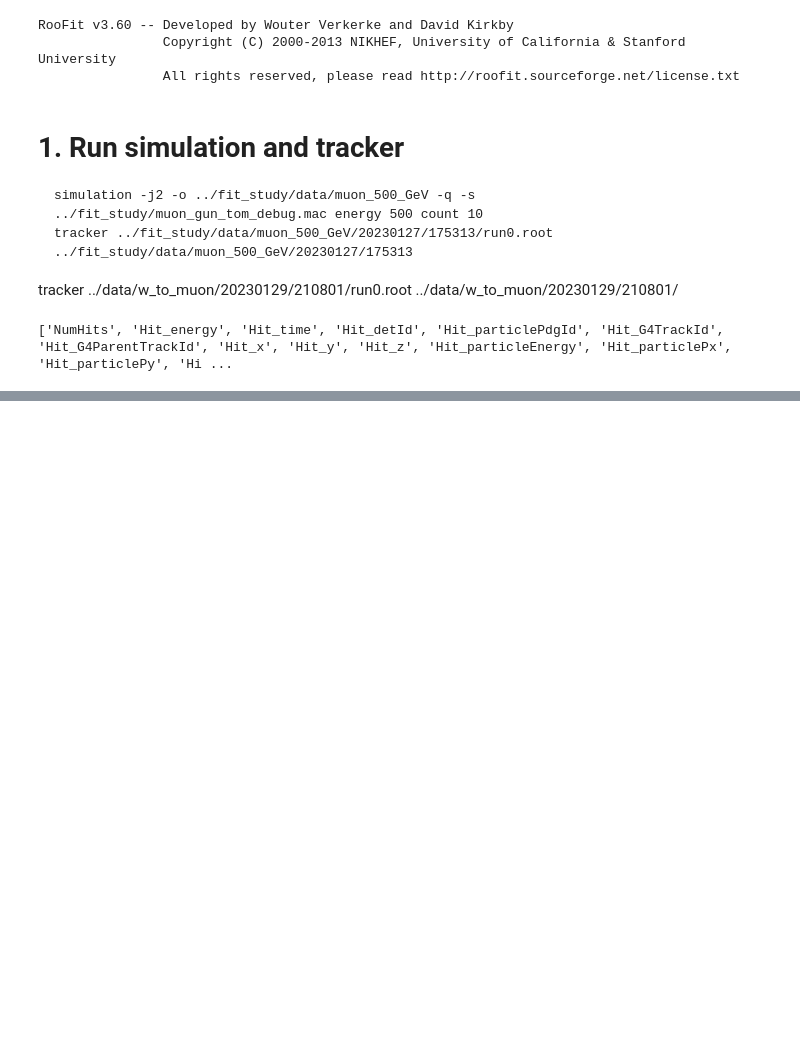
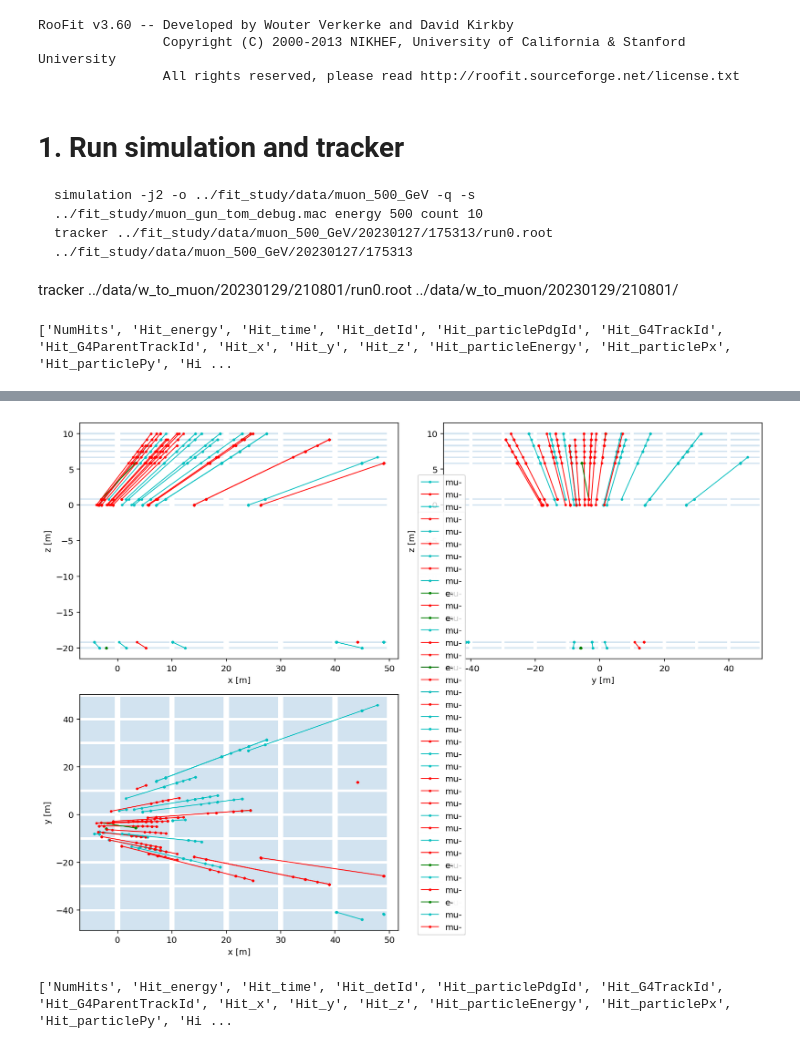
Before and after one commit to EdmondRen/mathusla_tracker_6layer, a Jupyter notebook: 23_check_vertex_gun.ipynb, the cells around one changed output, grey strips where cells are left out. Drawn from its saved outputs; the diff is of its cells as text; code cells hidden in the pictures; blank space fills up the shorter version.

```diff
--- a/23_check_vertex_gun.ipynb
+++ b/23_check_vertex_gun.ipynb
@@ -64,0 +70,25 @@ fig = vis.plot_truth(ev,fig=fig, disp_det_view=True, disp_vertex=False, disp_fir
+# %%
+fig,axs=plt.subplots(2,2,figsize=(12,9))
+
+for i in range(20):
+    ev.EventNumber=i
+
+    # Plot truth
+    fig = vis.plot_truth(ev,fig=fig, disp_det_view=False, disp_vertex=False, disp_first_hit=False);
+fig = vis.plot_truth(ev,fig=fig, disp_det_view=True, disp_vertex=False, disp_first_hit=False);
+# %% [output]
+[figure, added]
+# %%
+filename = "/home/tomren/mathusla/data/vertex_gun_debug/test_2decay_m4GeV_p40GeV/20230511/131915/run0.root" # The one with m=4 GeV boost=1
+
+# 2. Open file and print branches
+tfile = root.TFile.Open(filename)
+tree_name = ["integral_tree","box_run"][1]
+Tree = tfile.Get(tree_name)
+
+barnches = Tree.GetListOfBranches()
+nevents = int(Tree.GetEntries())
+branch_list = [barnches[i].GetName() for i in range(len(barnches))]
+print(branch_list)
+# %% [output]
+['NumHits', 'Hit_energy', 'Hit_time', 'Hit_detId', 'Hit_particlePdgId', 'Hit_G4TrackId', 'Hit_G4ParentTrackId', 'Hit_x', 'Hit_y', 'Hit_z', 'Hit_particleEnergy', 'Hit_particlePx', 'Hit_particlePy', 'Hi ...
```
Also changed, not shown: parts of 6 cells of this notebook, 8 other files.
